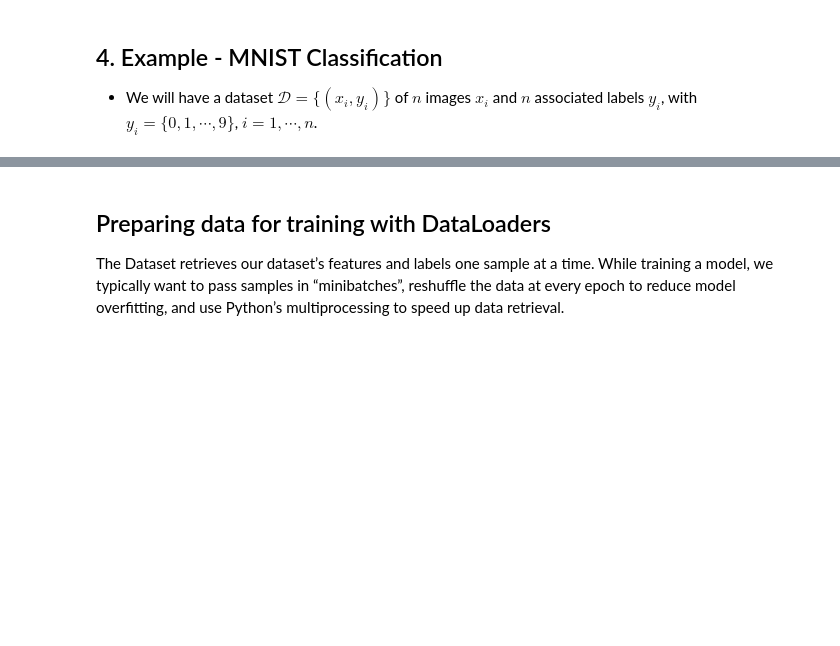
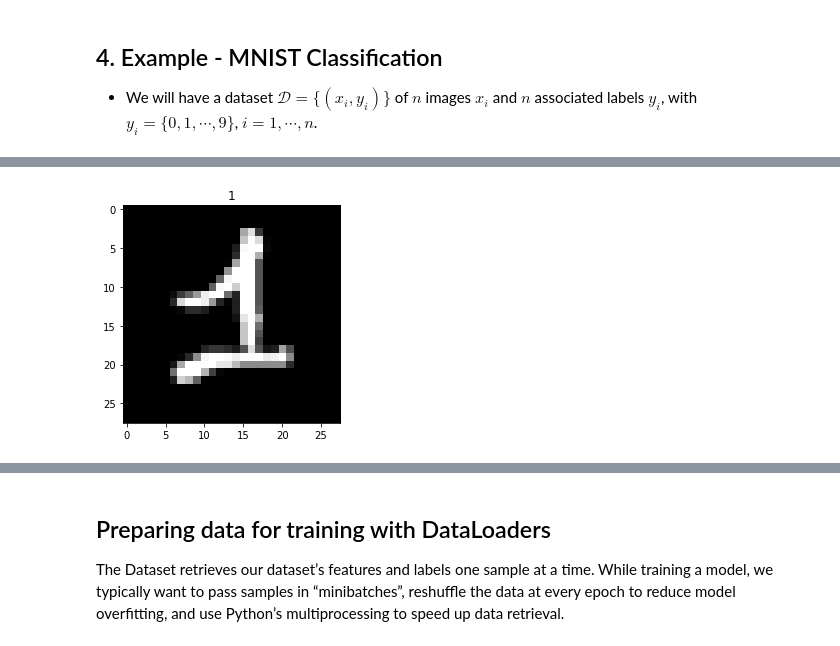
Before and after one commit to LRB13/CMIT_Lectures, a Jupyter notebook: lec3.ipynb, the cells around one changed output, grey strips where cells are left out. Saved outputs shown, nothing was run; the diff lists cells and outputs as text; code cells hidden in the pictures; blank space fills up the shorter version.

```diff
--- a/lec3.ipynb
+++ b/lec3.ipynb
@@ -132,11 +149,13 @@ print(train_data.targets.size())
 # %%
 #Visualisation
 # Plot one train data
 import matplotlib.pyplot as plt
-i=4000
+i=24
 plt.imshow(train_data.data[i], cmap='gray')
 plt.title('%i' % train_data.targets[i])
 plt.show()
+# %% [output]
+[figure, added]
 # %%
 #Plot multiple
 figure = plt.figure(figsize=(10, 8))
```
Also changed, not shown: parts of 23 cells of this notebook.
